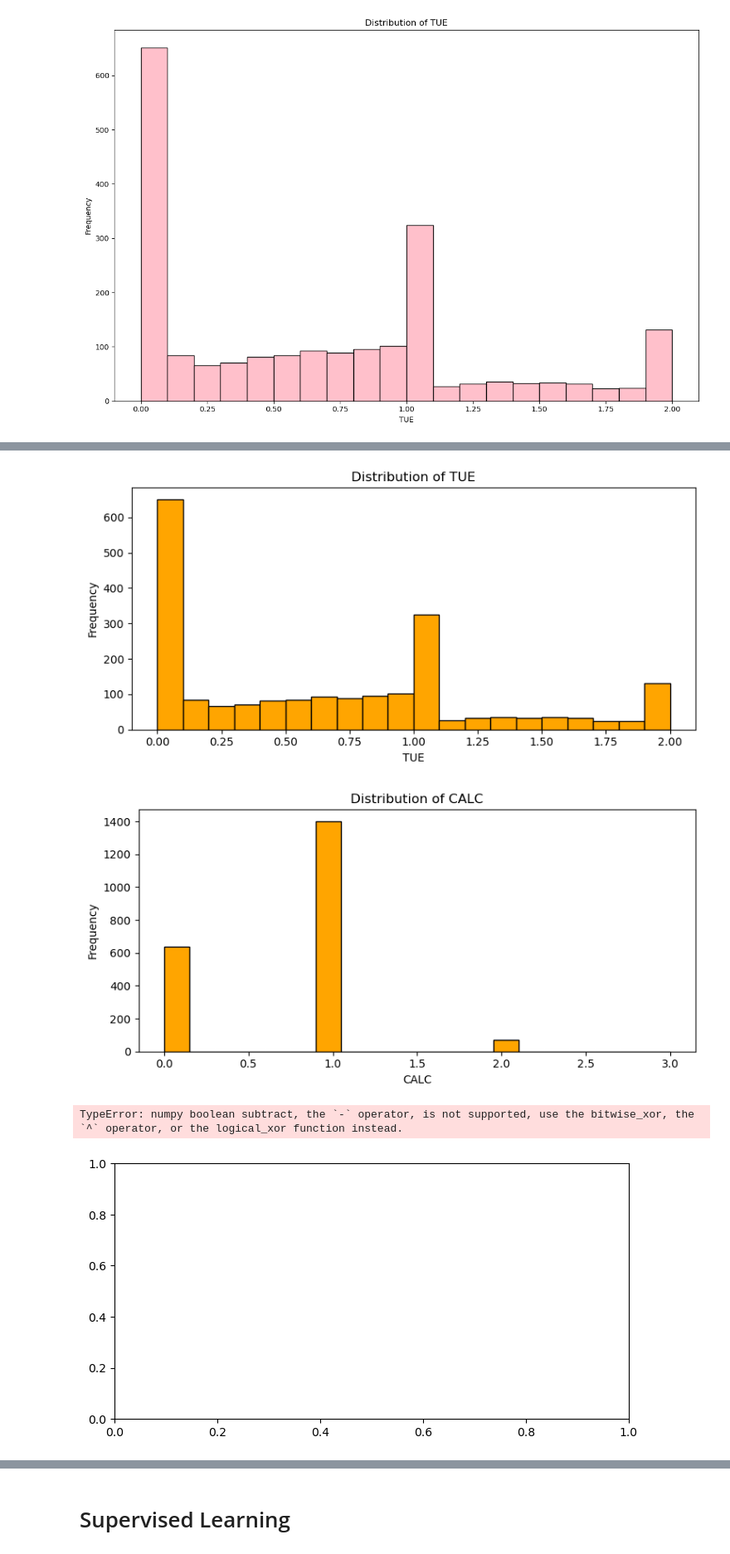
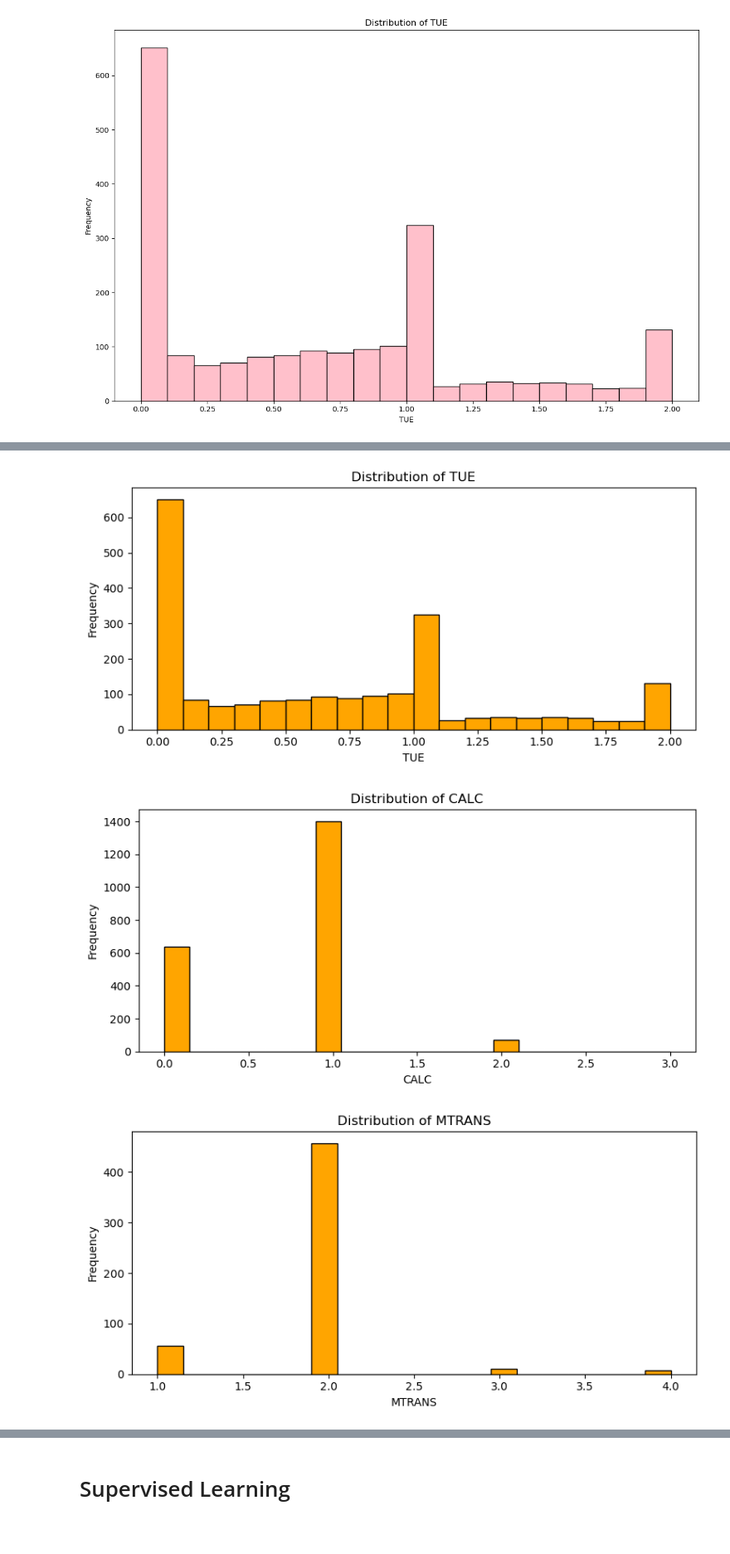
Before and after one commit to 2026362-Silvia/Machine-Learning, a Jupyter notebook: SilviaSolanoMarchini_1st_assessment_ML.ipynb, the cells around one changed output, grey strips where cells are left out. Shown at 83% size. Cells and saved outputs as stored; diff of their text form; code cells hidden in the pictures; blank space fills up the shorter version.

Commit message:
Solve the errors of yesterday with mtrans

```diff
--- a/SilviaSolanoMarchini_1st_assessment_ML.ipynb
+++ b/SilviaSolanoMarchini_1st_assessment_ML.ipynb
@@ -194,5 +194,6 @@ ordinal_map = {'no': 0, 'Sometimes': 1, 'Frequently': 2, 'Always': 3 }
 df['CAEC'] = df['CAEC'].replace(ordinal_map)
 df['CALC'] = df['CALC'].replace(ordinal_map)
 
-#Onehot Encoding nominal
-df = pd.get_dummies(df, columns=['MTRANS'], drop_first=True)
+# One-hot encoding nominal
+mtrans_map = {'Public_transport': 0, 'Walking': 1, 'Automobile': 2, 'Motorbike': 3, 'Bike': 4}
+df['MTRANS'] = df['MTRANS'].map(mtrans_map)
@@ -224,41 +238,29 @@ for i in cont_col:
 # %%
-#REVISAR AHORA TODOS LOS PUTOS GRAFICOS ME DAN IGUALES HAY QUE REVISAR
-
 #Integer columns
 integ_col = ['Gender', 'family_history_with_overweight', 'FAVC', 'FCVC', 'NCP', 'CAEC', 'SMOKE', 'CH2O', 'SCC', 'FAF', 'TUE', 'CALC', 'MTRANS']
 
-#Interg columns + MTRANS
-col_to_plot = []
+# Histogram
 for i in integ_col:
     if i in df.columns:
-        col_to_plot.append(i)
-
-# Columns created for dummies MTRANS
-mtrans_col = [c for c in df.columns if c.startswith("MTRANS")]
-col_to_plot.extend(mtrans_col)
-
-# Histogram
-for i in col_to_plot:
-    fig,ax = plt.subplots(figsize=(8,4))
-    ax.hist(df[i].dropna(), bins=20, color='orange', edgecolor='black')
-    ax.set_title(f'Distribution of {i}')
-    ax.set_xlabel(i)
-    ax.set_ylabel('Frequency')
-    plt.tight_layout()
-    plt.show()
+        fig,ax = plt.subplots(figsize=(8,4))
+        ax.hist(df[i].dropna(), bins=20, color='orange', edgecolor='black')
+        ax.set_title(f'Distribution of {i}')
+        ax.set_xlabel(i)
+        ax.set_ylabel('Frequency')
+        plt.tight_layout()
+        plt.show()
 # %% [output]
 [figure]
 [figure]
 [figure]
 [figure]
 [figure]
 [figure]
 [figure]
 [figure]
 [figure]
 [figure]
 [figure]
 [figure]
-TypeError: numpy boolean subtract, the `-` operator, is not supported, use the bitwise_xor, the `^` operator, or the logical_xor function instead.
-[figure, old version]
+[figure, new version]
 # %%
```
Also changed, not shown: parts of 18 cells of this notebook.
